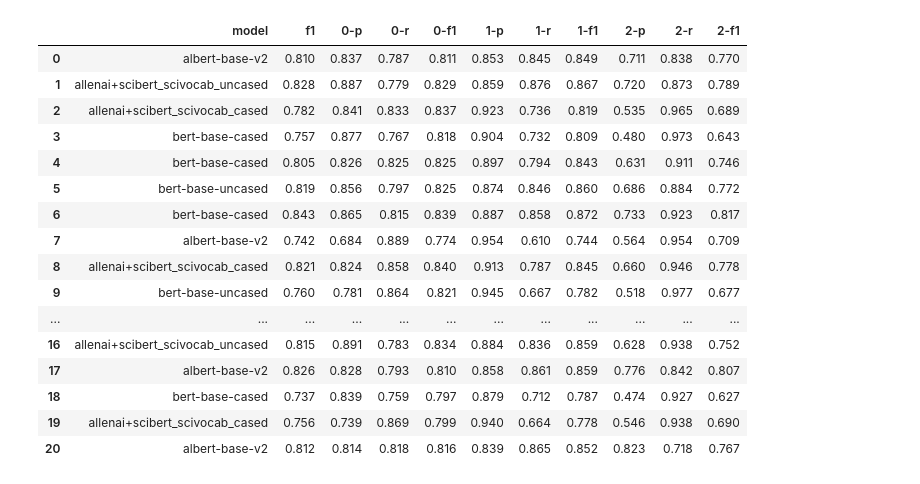
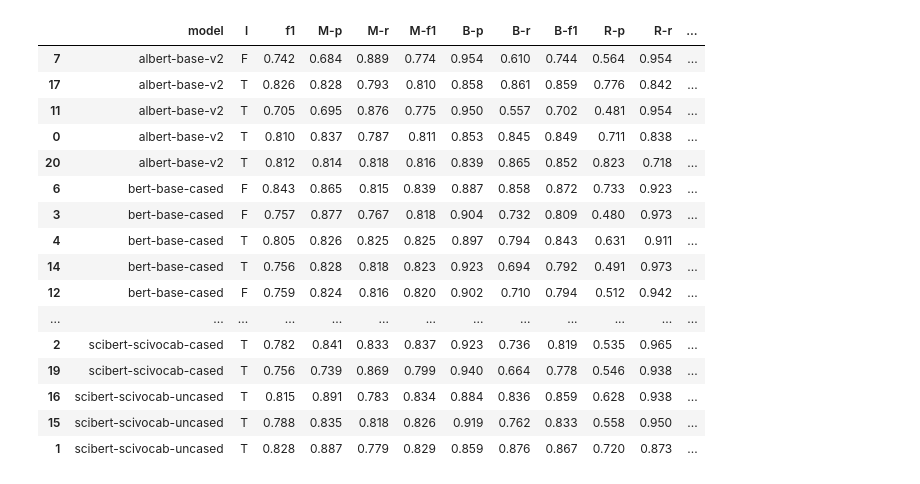
Before and after one commit to StoyanVenDimitrov/cl_team_lab, a Jupyter notebook: notebooks/report_to_latex.ipynb, the cells around one changed output. Saved outputs shown, nothing was run; the diff lists cells and outputs as text; code cells hidden in the pictures.

```diff
--- a/notebooks/report_to_latex.ipynb
+++ b/notebooks/report_to_latex.ipynb
@@ -33,25 +43,35 @@ def result_to_df(files, _type):
     model_type, params = type_mapping[_type]
 
     results = []
-    for file in files:
+    for file in list(set(files)):
 
         if not os.path.isfile(file):
             continue
         with open(file, "r") as f:
             res = json.load(f)
-            res["model"] = [x for x in file.split("&") if model_type in x][0].split("=")[-1]
+
+            keys = [x.split("=")[0] for x in file.split("&")]
+
+            if _type == "torch":
+                res["model"] = [x for x in file.split("&") if model_type in x][0].split("=")[-1]
+            elif _type == "keras":
+#                 keys = [x.split("=")[0] for x in file.split("&")]
+                res["model"] = [x for x in file.split("&") if model_type in x][0].split("=")[-1] if model_type in keys else ""
 
             config = configparser.ConfigParser()
             config.read(file.replace("results.json", "config.txt"))
 
             for param in params:
                 res[param] = config["param"][param]
+#                 print(param)
 
             results.append(res)
+#             print(file)
+#             print(res)
             # break
 
     headers = ["precision", "recall", "f1-score", "0_precision", "0_recall", "0_f1-score", "1_precision", "1_recall", "1_f1-score", "2_precision", "2_recall", "2_f1-score"]
-    mapping = {"precision": "p", "recall": "r", "f1-score": "f1", "0-precision": "0-p", "0-recall": "0-r", "0-f1-score": "0-f1", "1-precision": "1-p", "1-recall": "1-r", "1-f1-score": "1-f1", "2-precision": "2-p", "2-recall": "2-r", "2-f1-score": "2-f1", "model": "model", "lemmatize": "l", "balance_dataset": "b", "shuffle_data": "s", "epochs": "epoch", "number_of_epochs": "epoch", "batch_size": "batch", "learning_rate": "lr", "max_len": "len", "bfloat16": "bf16"}
+    mapping = {"precision": "p", "recall": "r", "f1-score": "f1", "0-precision": "M-p", "0-recall": "M-r", "0-f1-score": "M-f1", "1-precision": "B-p", "1-recall": "B-r", "1-f1-score": "B-f1", "2-precision": "R-p", "2-recall": "R-r", "2-f1-score": "R-f1", "model": "model", "lemmatize": "l", "balance_dataset": "b", "shuffle_data": "s", "epochs": "epoch", "use_attention": "a", "number_of_epochs": "epoch", "batch_size": "batch", "learning_rate": "lr", "max_len": "len", "bfloat16": "bf16"}
 
     result_table = defaultdict(list)
 
@@ -65,6 +85,7 @@ def result_to_df(files, _type):
             result_table[mapping["epochs"]].append(result["epochs"])
         elif _type == "keras":
             result_table[mapping["number_of_epochs"]].append(result["number_of_epochs"])
+            result_table[mapping["use_attention"]].append(result["use_attention"])
         result_table[mapping["batch_size"]].append(result["batch_size"])
         result_table[mapping["learning_rate"]].append(result["learning_rate"])
         result_table[mapping["max_len"]].append(result["max_len"])
@@ -85,0 +188,4 @@ def result_to_df(files, _type):
+# %%
+torch_df = result_to_df(torch_results_files, "torch")
+torch_df["model"] = torch_df["model"].str.replace("allenai\+", "").str.replace("_", "-")
+torch_df = torch_df.sort_values(by=['model', 'len', 'l', 'b'])
@@ -86,20 +213,20 @@ def result_to_df(files, _type):
 # %%
-torch_df[["model", "f1", "0-p", "0-r", "0-f1", "1-p", "1-r", "1-f1", "2-p", "2-r", "2-f1"]]
+torch_df[["model", "l", "f1", "M-p", "M-r", "M-f1", "B-p", "B-r", "B-f1", "R-p", "R-r", "R-f1"]]
 # %% [output]
-|  | model | f1 | 0-p | 0-r | 0-f1 | 1-p | 1-r | 1-f1 | 2-p | 2-r | 2-f1 |
-| 0 | albert-base-v2 | 0.810 | 0.837 | 0.787 | 0.811 | 0.853 | 0.845 | 0.849 | 0.711 | 0.838 | 0.770 |
-| 1 | allenai+scibert_scivocab_uncased | 0.828 | 0.887 | 0.779 | 0.829 | 0.859 | 0.876 | 0.867 | 0.720 | 0.873 | 0.789 |
-| 2 | allenai+scibert_scivocab_cased | 0.782 | 0.841 | 0.833 | 0.837 | 0.923 | 0.736 | 0.819 | 0.535 | 0.965 | 0.689 |
-| 3 | bert-base-cased | 0.757 | 0.877 | 0.767 | 0.818 | 0.904 | 0.732 | 0.809 | 0.480 | 0.973 | 0.643 |
-| 4 | bert-base-cased | 0.805 | 0.826 | 0.825 | 0.825 | 0.897 | 0.794 | 0.843 | 0.631 | 0.911 | 0.746 |
-| 5 | bert-base-uncased | 0.819 | 0.856 | 0.797 | 0.825 | 0.874 | 0.846 | 0.860 | 0.686 | 0.884 | 0.772 |
-| 6 | bert-base-cased | 0.843 | 0.865 | 0.815 | 0.839 | 0.887 | 0.858 | 0.872 | 0.733 | 0.923 | 0.817 |
-| 7 | albert-base-v2 | 0.742 | 0.684 | 0.889 | 0.774 | 0.954 | 0.610 | 0.744 | 0.564 | 0.954 | 0.709 |
-| 8 | allenai+scibert_scivocab_cased | 0.821 | 0.824 | 0.858 | 0.840 | 0.913 | 0.787 | 0.845 | 0.660 | 0.946 | 0.778 |
-| 9 | bert-base-uncased | 0.760 | 0.781 | 0.864 | 0.821 | 0.945 | 0.667 | 0.782 | 0.518 | 0.977 | 0.677 |
-| ... | ... | ... | ... | ... | ... | ... | ... | ... | ... | ... | ... |
-| 16 | allenai+scibert_scivocab_uncased | 0.815 | 0.891 | 0.783 | 0.834 | 0.884 | 0.836 | 0.859 | 0.628 | 0.938 | 0.752 |
-| 17 | albert-base-v2 | 0.826 | 0.828 | 0.793 | 0.810 | 0.858 | 0.861 | 0.859 | 0.776 | 0.842 | 0.807 |
-| 18 | bert-base-cased | 0.737 | 0.839 | 0.759 | 0.797 | 0.879 | 0.712 | 0.787 | 0.474 | 0.927 | 0.627 |
-| 19 | allenai+scibert_scivocab_cased | 0.756 | 0.739 | 0.869 | 0.799 | 0.940 | 0.664 | 0.778 | 0.546 | 0.938 | 0.690 |
-| 20 | albert-base-v2 | 0.812 | 0.814 | 0.818 | 0.816 | 0.839 | 0.865 | 0.852 | 0.823 | 0.718 | 0.767 |
+|  | model | l | f1 | M-p | M-r | M-f1 | B-p | B-r | B-f1 | R-p | R-r | ... |
+| 7 | albert-base-v2 | F | 0.742 | 0.684 | 0.889 | 0.774 | 0.954 | 0.610 | 0.744 | 0.564 | 0.954 | ... |
+| 17 | albert-base-v2 | T | 0.826 | 0.828 | 0.793 | 0.810 | 0.858 | 0.861 | 0.859 | 0.776 | 0.842 | ... |
+| 11 | albert-base-v2 | T | 0.705 | 0.695 | 0.876 | 0.775 | 0.950 | 0.557 | 0.702 | 0.481 | 0.954 | ... |
+| 0 | albert-base-v2 | T | 0.810 | 0.837 | 0.787 | 0.811 | 0.853 | 0.845 | 0.849 | 0.711 | 0.838 | ... |
+| 20 | albert-base-v2 | T | 0.812 | 0.814 | 0.818 | 0.816 | 0.839 | 0.865 | 0.852 | 0.823 | 0.718 | ... |
+| 6 | bert-base-cased | F | 0.843 | 0.865 | 0.815 | 0.839 | 0.887 | 0.858 | 0.872 | 0.733 | 0.923 | ... |
+| 3 | bert-base-cased | F | 0.757 | 0.877 | 0.767 | 0.818 | 0.904 | 0.732 | 0.809 | 0.480 | 0.973 | ... |
+| 4 | bert-base-cased | T | 0.805 | 0.826 | 0.825 | 0.825 | 0.897 | 0.794 | 0.843 | 0.631 | 0.911 | ... |
+| 14 | bert-base-cased | T | 0.756 | 0.828 | 0.818 | 0.823 | 0.923 | 0.694 | 0.792 | 0.491 | 0.973 | ... |
+| 12 | bert-base-cased | F | 0.759 | 0.824 | 0.816 | 0.820 | 0.902 | 0.710 | 0.794 | 0.512 | 0.942 | ... |
+| ... | ... | ... | ... | ... | ... | ... | ... | ... | ... | ... | ... | ... |
+| 2 | scibert-scivocab-cased | T | 0.782 | 0.841 | 0.833 | 0.837 | 0.923 | 0.736 | 0.819 | 0.535 | 0.965 | ... |
+| 19 | scibert-scivocab-cased | T | 0.756 | 0.739 | 0.869 | 0.799 | 0.940 | 0.664 | 0.778 | 0.546 | 0.938 | ... |
+| 16 | scibert-scivocab-uncased | T | 0.815 | 0.891 | 0.783 | 0.834 | 0.884 | 0.836 | 0.859 | 0.628 | 0.938 | ... |
+| 15 | scibert-scivocab-uncased | T | 0.788 | 0.835 | 0.818 | 0.826 | 0.919 | 0.762 | 0.833 | 0.558 | 0.950 | ... |
+| 1 | scibert-scivocab-uncased | T | 0.828 | 0.887 | 0.779 | 0.829 | 0.859 | 0.876 | 0.867 | 0.720 | 0.873 | ... |
```
Also changed, not shown: parts of 22 cells of this notebook, 7 other files.
